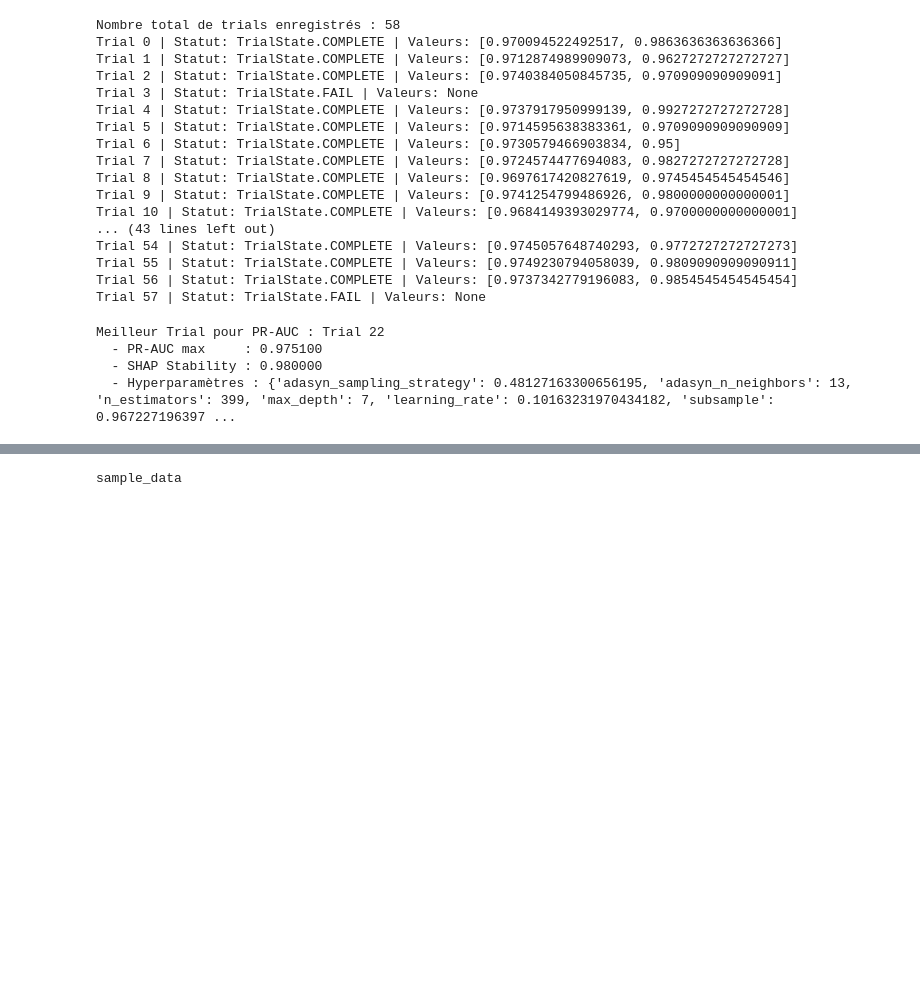
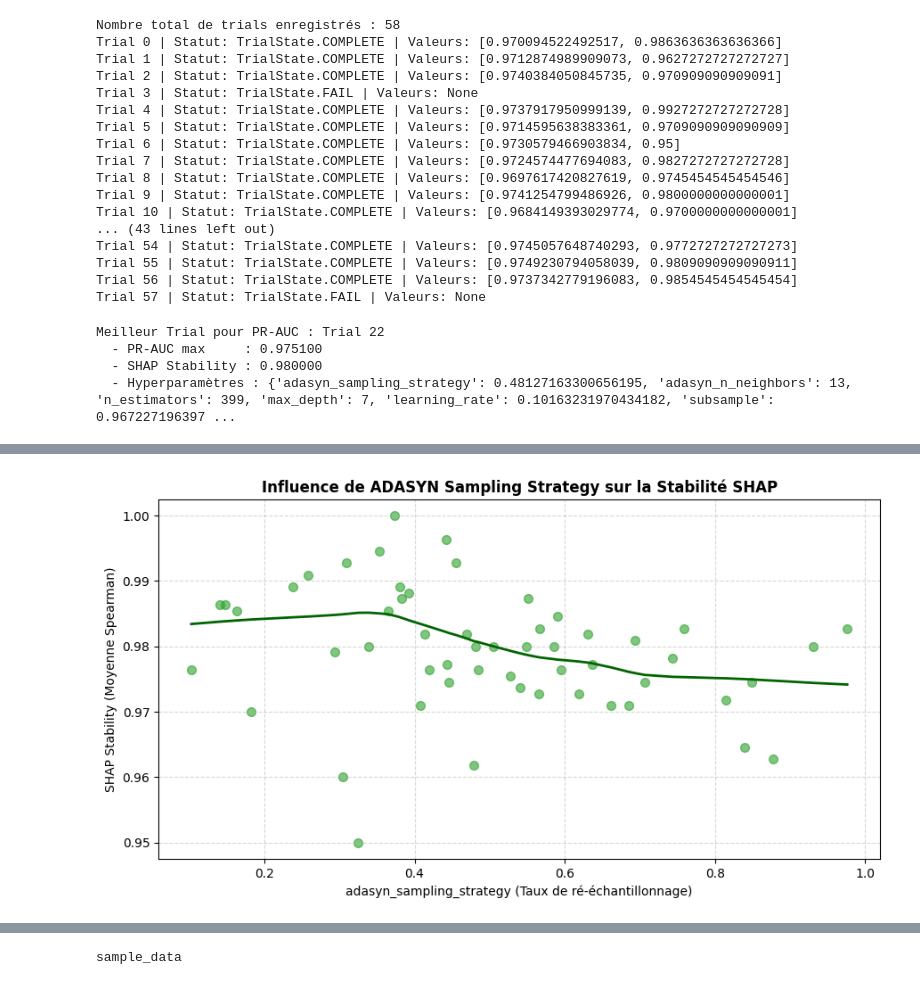
Before and after one commit to Chaabmanal2022/Balancing-PR-AUC-and-Explanation-Stability-in-Fraud-Detection, a Jupyter notebook: Pipeline_2_ADASYN.ipynb, the cells around one changed output, grey strips where cells are left out. Saved outputs shown, nothing was run; the diff lists cells and outputs as text; code cells hidden in the pictures; blank space fills up the shorter version.

```diff
--- a/Pipeline_2_ADASYN.ipynb
+++ b/Pipeline_2_ADASYN.ipynb
@@ -704,0 +854,32 @@ for trial in study.trials:
+# %%
+# 1. Extraire les données de tous les trials terminés
+completed_trials = [t for t in study.trials if t.state == optuna.trial.TrialState.COMPLETE]
+
+data = []
+for t in completed_trials:
+    data.append({
+        "adasyn_sampling_strategy": t.params["adasyn_sampling_strategy"],
+        "shap_stability": t.user_attrs.get("shap_stability", t.values[1])
+    })
+
+df_trials = pd.DataFrame(data)
+
+# 2. Graphique de tendance (Scatter Plot + Tendance)
+plt.figure(figsize=(9, 5))
+sns.regplot(
+    data=df_trials,
+    x="adasyn_sampling_strategy",
+    y="shap_stability",
+    lowess=True,  # Ligne de tendance non-linéaire
+    scatter_kws={"alpha": 0.6, "color": "#2ca02c", "s": 50},
+    line_kws={"color": "darkgreen", "linewidth": 2}
+)
+
+plt.title("Influence de ADASYN Sampling Strategy sur la Stabilité SHAP", fontsize=12, fontweight="bold")
+plt.xlabel("adasyn_sampling_strategy (Taux de ré-échantillonnage)", fontsize=10)
+plt.ylabel("SHAP Stability (Moyenne Spearman)", fontsize=10)
+plt.grid(True, linestyle="--", alpha=0.5)
+plt.tight_layout()
+plt.show()
+# %% [output]
+[figure, added]
```
Also changed, not shown: parts of 7 cells of this notebook.
